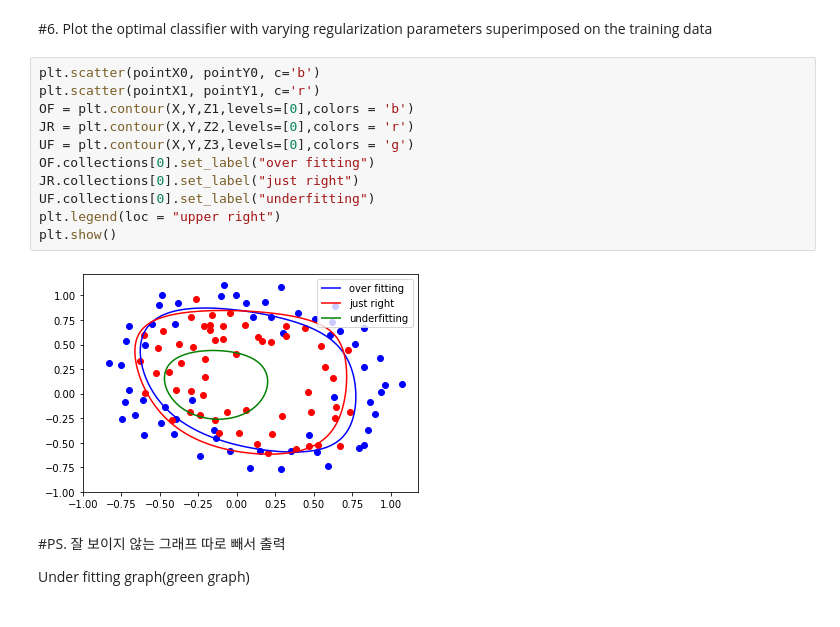
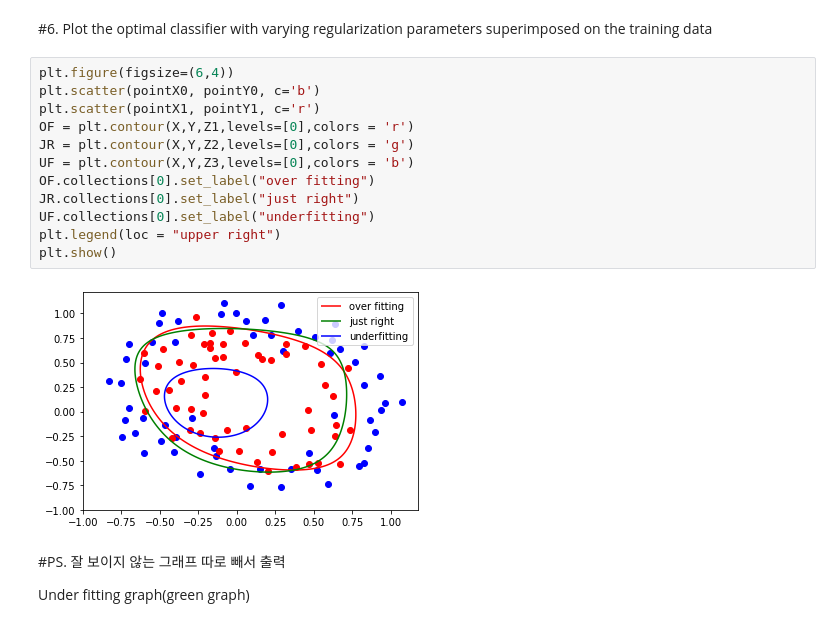
Before and after one commit to CJavaPython/AssignmentFolder, a Jupyter notebook: Assignment07/Assignment07.ipynb, the cells around one changed output. Cells and saved outputs as stored; diff of their text form.

```diff
--- a/Assignment07/Assignment07.ipynb
+++ b/Assignment07/Assignment07.ipynb
@@ -302,18 +303,19 @@ underfitting :  60.16949152542372 %
 # %% [markdown]
 #6. Plot the optimal classifier with varying regularization parameters superimposed on the training data
 # %%
+plt.figure(figsize=(6,4))
 plt.scatter(pointX0, pointY0, c='b')
 plt.scatter(pointX1, pointY1, c='r')
-OF = plt.contour(X,Y,Z1,levels=[0],colors = 'b')
-JR = plt.contour(X,Y,Z2,levels=[0],colors = 'r')
-UF = plt.contour(X,Y,Z3,levels=[0],colors = 'g')
+OF = plt.contour(X,Y,Z1,levels=[0],colors = 'r')
+JR = plt.contour(X,Y,Z2,levels=[0],colors = 'g')
+UF = plt.contour(X,Y,Z3,levels=[0],colors = 'b')
 OF.collections[0].set_label("over fitting")
 JR.collections[0].set_label("just right")
 UF.collections[0].set_label("underfitting")
 plt.legend(loc = "upper right")
 plt.show()
 # %% [output]
-[figure, old version]
+[figure, new version]
 # %% [markdown]
 #PS. 잘 보이지 않는 그래프 따로 빼서 출력
 
```
Also changed, not shown: parts of 7 cells of this notebook, 10 other files.
